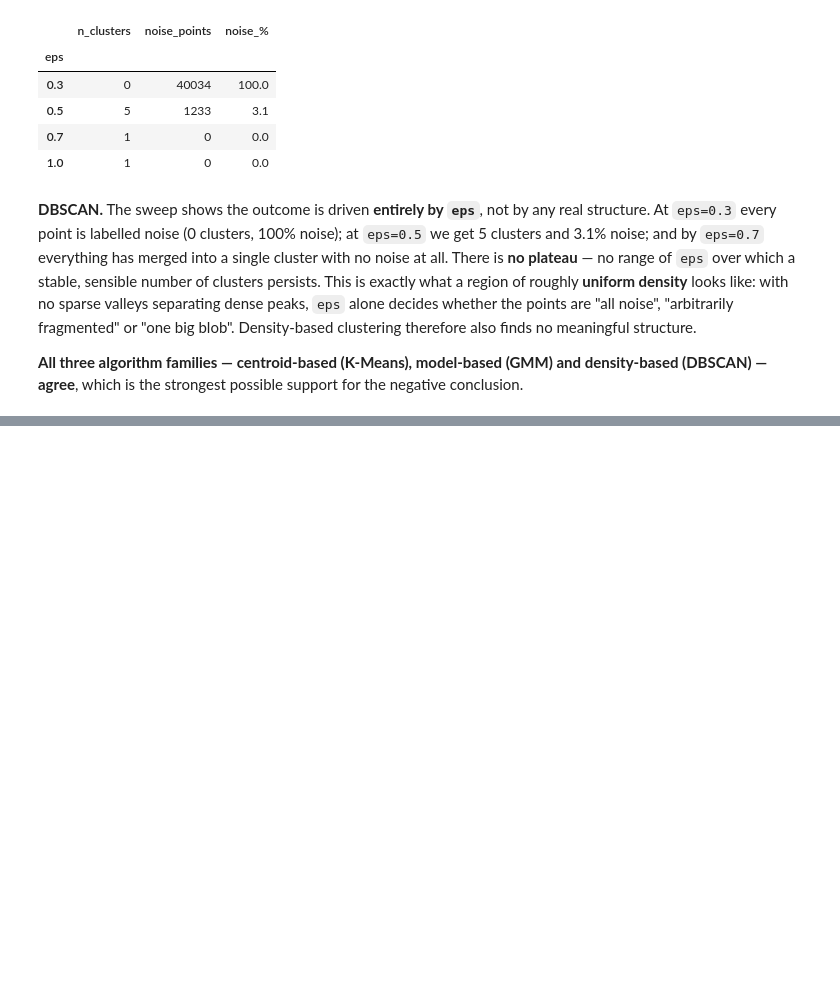
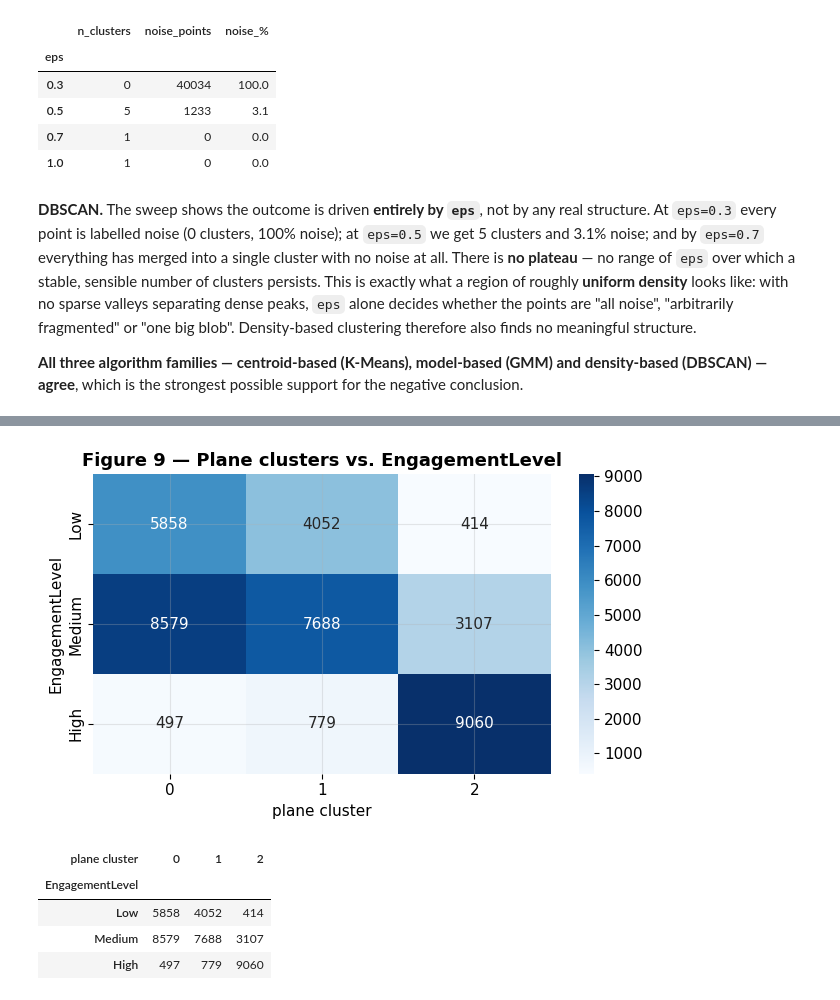
Before and after one commit to MrSparkiop/Gaming-player-clustering, a Jupyter notebook: gaming_player_clustering.ipynb, the cells around one changed output, grey strips where cells are left out. Cells and saved outputs as stored; diff of their text form; code cells hidden in the pictures; blank space fills up the shorter version.

```diff
--- a/gaming_player_clustering.ipynb
+++ b/gaming_player_clustering.ipynb
@@ -583,0 +664,16 @@ negative conclusion.
+# %%
+# Why is recovery only partial (ARI ≈ 0.21) even in the right subspace?
+crosstab = pd.crosstab(df["EngagementLevel"], km_plane.labels_,
+                       rownames=["EngagementLevel"], colnames=["plane cluster"]).loc[order]
+fig, ax = plt.subplots(figsize=(6.5, 4))
+sns.heatmap(crosstab, annot=True, fmt="d", cmap="Blues", ax=ax)
+ax.set_title("Figure 9 — Plane clusters vs. EngagementLevel")
+plt.tight_layout(); plt.show()
+crosstab
+# %% [output]
+[figure, added]
+| plane cluster | 0 | 1 | 2 |
+| EngagementLevel |  |  |  |
+| Low | 5858 | 4052 | 414 |
+| Medium | 8579 | 7688 | 3107 |
+| High | 497 | 779 | 9060 |
```
Also changed, not shown: parts of 7 cells of this notebook.
